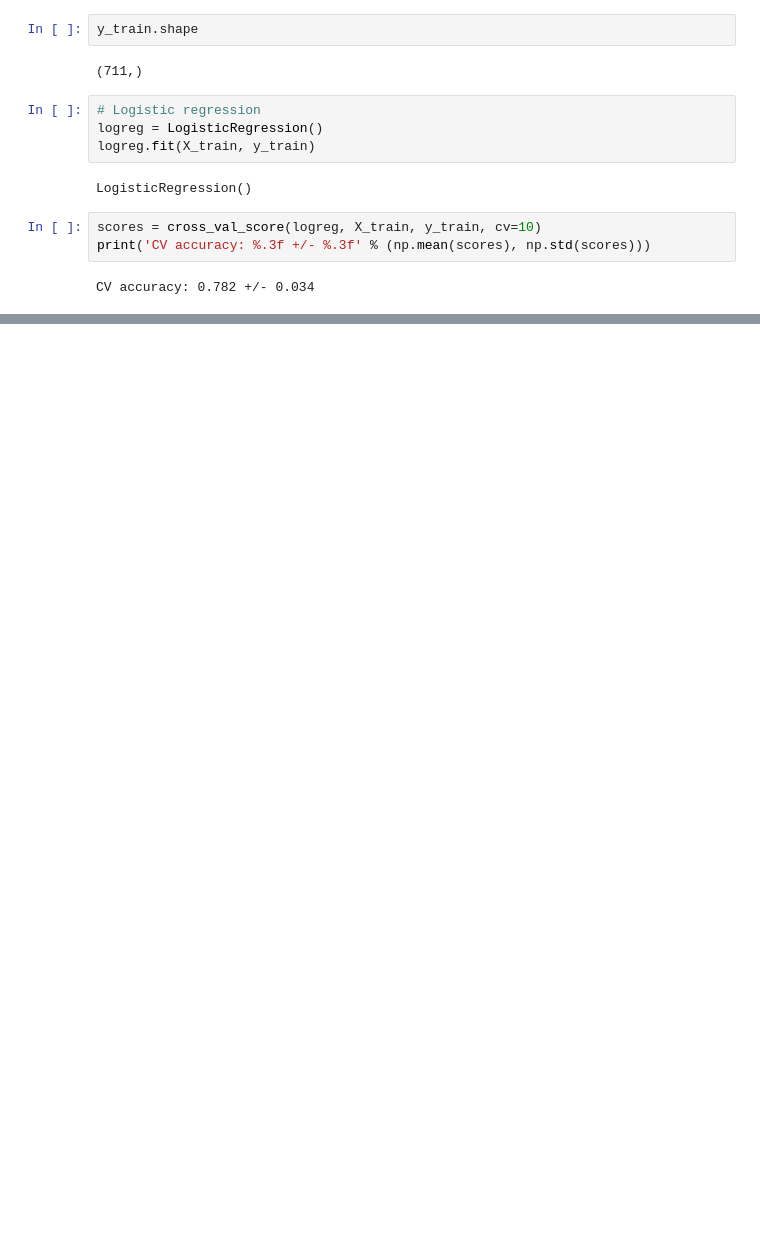
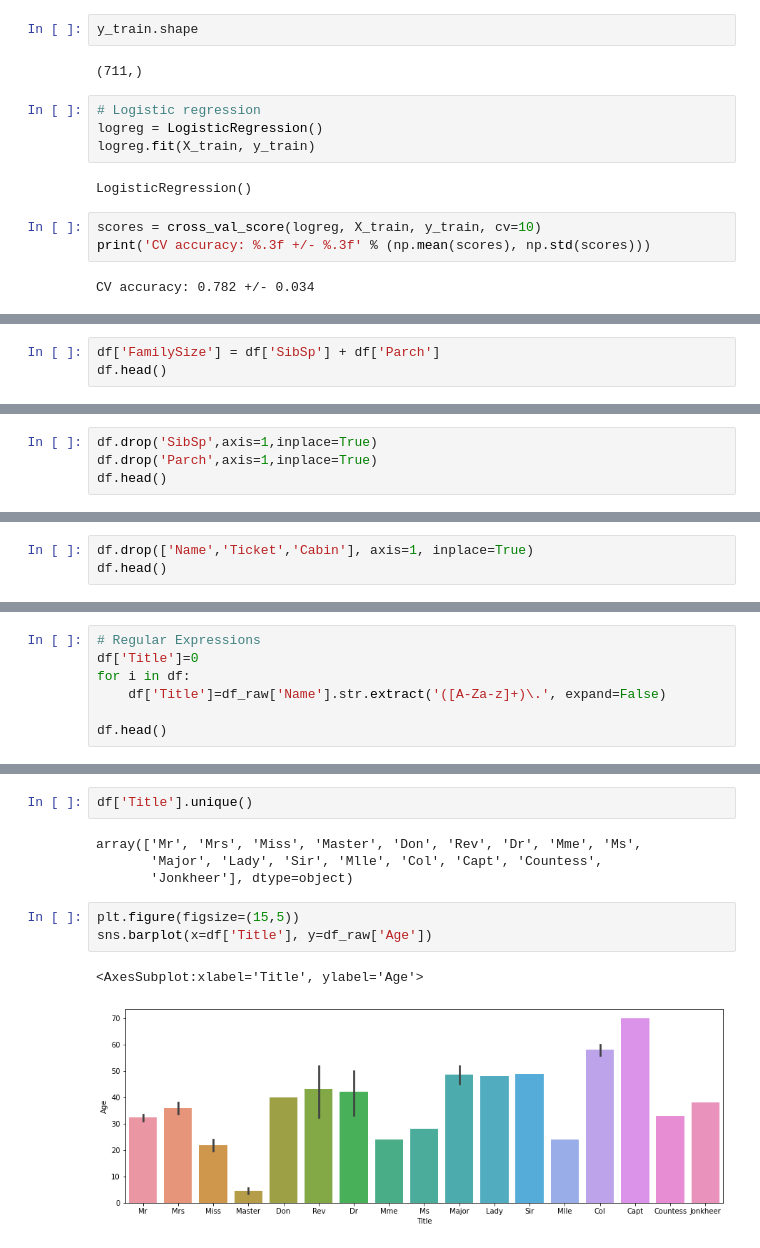
Before and after one commit to SBIK1219/CodingTest, a Jupyter notebook: Titanic_ML2.ipynb, the cells around one changed output, grey strips where cells are left out. Drawn from its saved outputs; the diff is of its cells as text; blank space fills up the shorter version.

```diff
--- a/Titanic_ML2.ipynb
+++ b/Titanic_ML2.ipynb
@@ -278,0 +305,3 @@ CV accuracy: 0.782 +/- 0.034
+# %%
+df['FamilySize'] = df['SibSp'] + df['Parch']
+df.head()
@@ -278,0 +315,4 @@ CV accuracy: 0.782 +/- 0.034
+# %%
+df.drop('SibSp',axis=1,inplace=True)
+df.drop('Parch',axis=1,inplace=True)
+df.head()
@@ -278,0 +326,3 @@ CV accuracy: 0.782 +/- 0.034
+# %%
+df.drop(['Name','Ticket','Cabin'], axis=1, inplace=True)
+df.head()
@@ -278,0 +359,7 @@ CV accuracy: 0.782 +/- 0.034
+# %%
+# Regular Expressions
+df['Title']=0
+for i in df:
+    df['Title']=df_raw['Name'].str.extract('([A-Za-z]+)\.', expand=False)
+
+df.head()
@@ -278,0 +373,12 @@ CV accuracy: 0.782 +/- 0.034
+# %%
+df['Title'].unique()
+# %% [output]
+array(['Mr', 'Mrs', 'Miss', 'Master', 'Don', 'Rev', 'Dr', 'Mme', 'Ms',
+       'Major', 'Lady', 'Sir', 'Mlle', 'Col', 'Capt', 'Countess',
+       'Jonkheer'], dtype=object)
+# %%
+plt.figure(figsize=(15,5))
+sns.barplot(x=df['Title'], y=df_raw['Age'])
+# %% [output]
+<AxesSubplot:xlabel='Title', ylabel='Age'>
+[figure, added]
```
Also changed, not shown: parts of 39 cells of this notebook.
